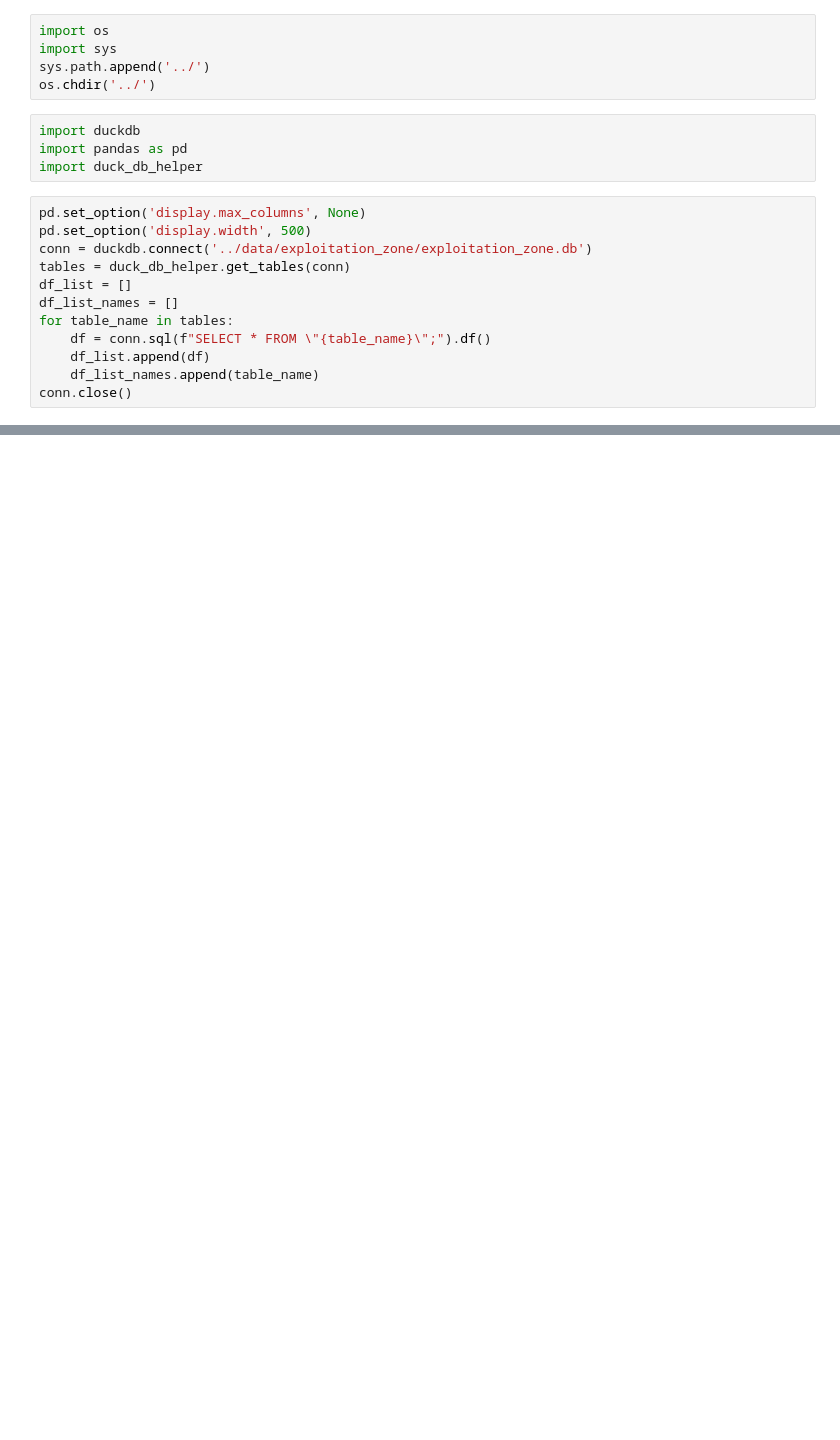
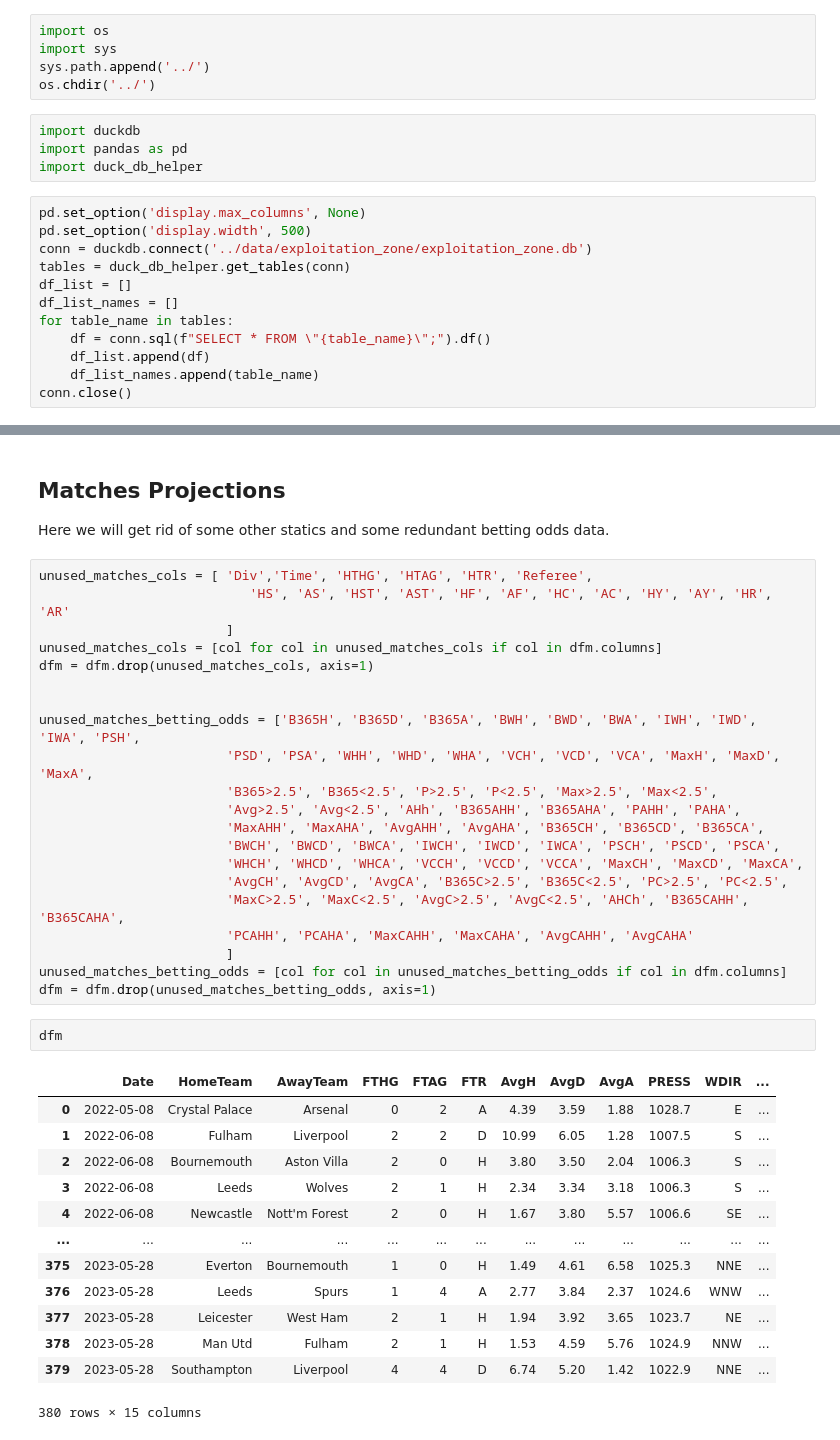
Before and after one commit to marcmelis/adsdb-fantasy-football, a Jupyter notebook: notebooks/analytical_sandboxes/pipe_to_analytical_sandboxes.ipynb, the cells around one changed output, grey strips where cells are left out. Cells and saved outputs as stored; diff of their text form; blank space fills up the shorter version.

```diff
--- a/notebooks/analytical_sandboxes/pipe_to_analytical_sandboxes.ipynb
+++ b/notebooks/analytical_sandboxes/pipe_to_analytical_sandboxes.ipynb
@@ -82,0 +90,40 @@ dfr_only_wanted_players
+# %% [markdown]
+## Matches Projections
+Here we will get rid of some other statics and some redundant betting odds data.
+# %%
+unused_matches_cols = [ 'Div','Time', 'HTHG', 'HTAG', 'HTR', 'Referee',
+                           'HS', 'AS', 'HST', 'AST', 'HF', 'AF', 'HC', 'AC', 'HY', 'AY', 'HR', 'AR'
+                        ]
+unused_matches_cols = [col for col in unused_matches_cols if col in dfm.columns]
+dfm = dfm.drop(unused_matches_cols, axis=1)
+
+
+unused_matches_betting_odds = ['B365H', 'B365D', 'B365A', 'BWH', 'BWD', 'BWA', 'IWH', 'IWD', 'IWA', 'PSH',
+                        'PSD', 'PSA', 'WHH', 'WHD', 'WHA', 'VCH', 'VCD', 'VCA', 'MaxH', 'MaxD', 'MaxA',
+                        'B365>2.5', 'B365<2.5', 'P>2.5', 'P<2.5', 'Max>2.5', 'Max<2.5',
+                        'Avg>2.5', 'Avg<2.5', 'AHh', 'B365AHH', 'B365AHA', 'PAHH', 'PAHA',
+                        'MaxAHH', 'MaxAHA', 'AvgAHH', 'AvgAHA', 'B365CH', 'B365CD', 'B365CA',
+                        'BWCH', 'BWCD', 'BWCA', 'IWCH', 'IWCD', 'IWCA', 'PSCH', 'PSCD', 'PSCA',
+                        'WHCH', 'WHCD', 'WHCA', 'VCCH', 'VCCD', 'VCCA', 'MaxCH', 'MaxCD', 'MaxCA',
+                        'AvgCH', 'AvgCD', 'AvgCA', 'B365C>2.5', 'B365C<2.5', 'PC>2.5', 'PC<2.5',
+                        'MaxC>2.5', 'MaxC<2.5', 'AvgC>2.5', 'AvgC<2.5', 'AHCh', 'B365CAHH', 'B365CAHA',
+                        'PCAHH', 'PCAHA', 'MaxCAHH', 'MaxCAHA', 'AvgCAHH', 'AvgCAHA'
+                        ]
+unused_matches_betting_odds = [col for col in unused_matches_betting_odds if col in dfm.columns]
+dfm = dfm.drop(unused_matches_betting_odds, axis=1)
+# %%
+dfm
+# %% [output]
+|  | Date | HomeTeam | AwayTeam | FTHG | FTAG | FTR | AvgH | AvgD | AvgA | PRESS | WDIR | ... |
+| 0 | 2022-05-08 | Crystal Palace | Arsenal | 0 | 2 | A | 4.39 | 3.59 | 1.88 | 1028.7 | E | ... |
+| 1 | 2022-06-08 | Fulham | Liverpool | 2 | 2 | D | 10.99 | 6.05 | 1.28 | 1007.5 | S | ... |
+| 2 | 2022-06-08 | Bournemouth | Aston Villa | 2 | 0 | H | 3.80 | 3.50 | 2.04 | 1006.3 | S | ... |
+| 3 | 2022-06-08 | Leeds | Wolves | 2 | 1 | H | 2.34 | 3.34 | 3.18 | 1006.3 | S | ... |
+| 4 | 2022-06-08 | Newcastle | Nott'm Forest | 2 | 0 | H | 1.67 | 3.80 | 5.57 | 1006.6 | SE | ... |
+| ... | ... | ... | ... | ... | ... | ... | ... | ... | ... | ... | ... | ... |
+| 375 | 2023-05-28 | Everton | Bournemouth | 1 | 0 | H | 1.49 | 4.61 | 6.58 | 1025.3 | NNE | ... |
+| 376 | 2023-05-28 | Leeds | Spurs | 1 | 4 | A | 2.77 | 3.84 | 2.37 | 1024.6 | WNW | ... |
+| 377 | 2023-05-28 | Leicester | West Ham | 2 | 1 | H | 1.94 | 3.92 | 3.65 | 1023.7 | NE | ... |
+| 378 | 2023-05-28 | Man Utd | Fulham | 2 | 1 | H | 1.53 | 4.59 | 5.76 | 1024.9 | NNW | ... |
+| 379 | 2023-05-28 | Southampton | Liverpool | 4 | 4 | D | 6.74 | 5.20 | 1.42 | 1022.9 | NNE | ... |
+380 rows × 15 columns
```
Also changed, not shown: parts of 29 cells of this notebook.
